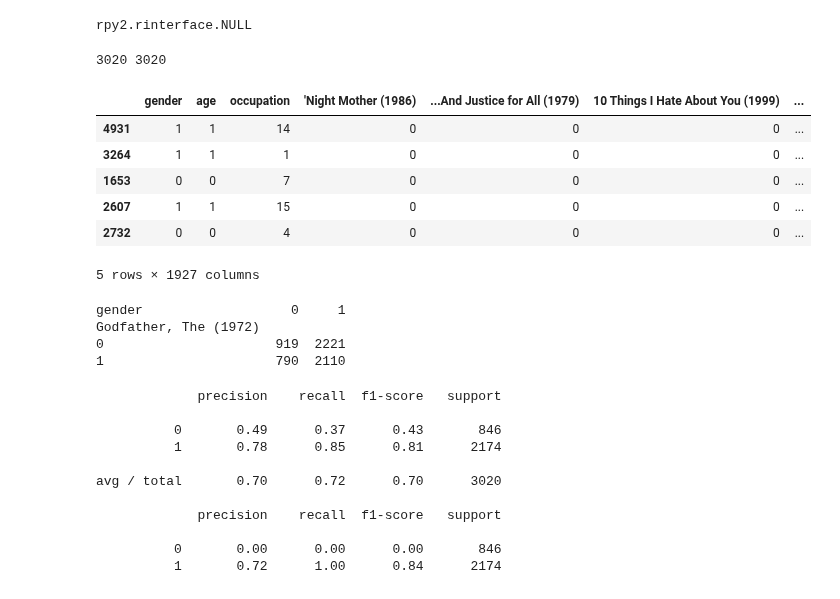
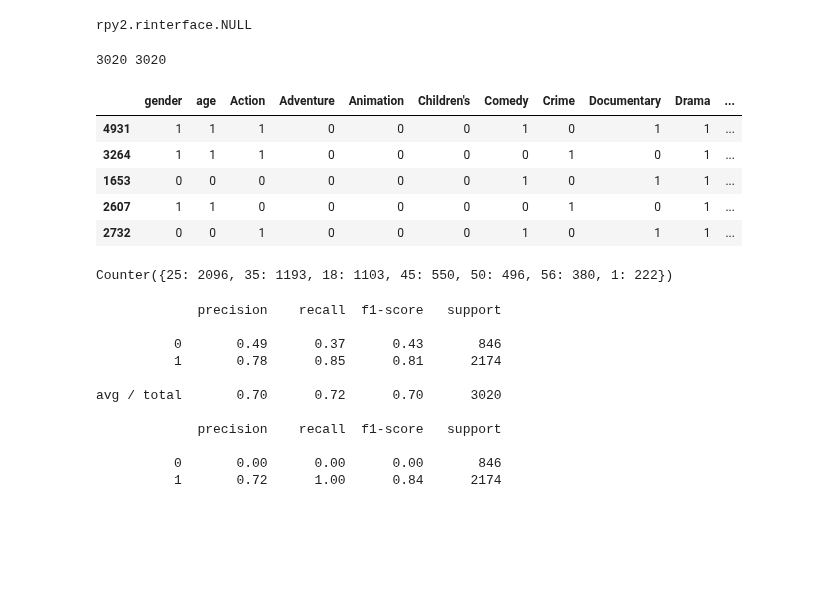
Before and after one commit to columbia/fairtest, a Jupyter notebook: src_new_api/test.ipynb, the cells around one changed output. Cells and saved outputs as stored; diff of their text form; code cells hidden in the pictures; blank space fills up the shorter version.

Commit message:
new recommendation data and results

```diff
--- a/src_new_api/test.ipynb
+++ b/src_new_api/test.ipynb
@@ -142,20 +142,19 @@ data['Gorilla'] = map(lambda l: 'Yes' if 'chimpanzee' in l else 'No', labeled_da
 data = data.drop(TARGET, axis=1)
 TARGET = 'Gorilla'
 '''
-
+'''
 dataname = 'movies.txt'
 data = pd.read_csv(
-            #'../data/recommender/recommendations_raw_fifty_movies_per_user.txt',
-            '../data/recommender/recommendations_rmse_raw.txt',
+            '../data/recommender/recommendations_labels.txt',
             header=0,
             sep=r'\s*\t\s*',
             engine='python',
             na_values="?")
 TARGET = 'Labels'
-data = data.drop(set(['userID', 'avgScore', 'RMSE', 'Labels'])-set([TARGET]), axis=1)
-SENS = ['age']
+data = data.drop(set(['userID', 'occupation', 'avgScore', 'RMSE', 'Labels'])-set([TARGET]), axis=1)
+SENS = ['gender', 'age']
 if 'age' in SENS and TARGET == 'Labels':
-    data['age'] = map(lambda a: '<=30' if a <=30 else '>30', data['age'])
+    data['age'] = map(lambda a: '<35' if a <35 else '>35', data['age'])
 EXPL = []
 
 if TARGET == 'Labels':
@@ -167,54 +166,61 @@ if TARGET == 'Labels':
     labels = label_encoder.classes_
     df_labels = pd.DataFrame(labeled_data, columns=labels)
     data = pd.concat([data.drop(TARGET, axis=1), df_labels], axis=1)
     TARGET = labels.tolist()
+'''
 
-'''
 dataname = 'movies.txt'
 data = pd.read_csv(
-            '../data/recommender/recommendations_new.txt',
+            '../data/recommender/recommendations_types.txt',
             header=0,
             sep=r'\s*\t\s*',
             engine='python',
             na_values="?")
-data = data.drop(['userID', 'Labels', 'avgAlgScore'], axis=1)
-TARGET = 'avgScore'
-SENS = ['age']
+TARGET = 'Types'
+SENS = ['gender', 'age']
+if 'age' in SENS:
+    data['age'] = map(lambda a: '<35' if a <35 else '>=35', data['age'])
 EXPL = []
-'''
+labeled_data = map(lambda s: ast.literal_eval(s), data[TARGET])
+for labels in labeled_data:
+    assert(len(labels) == 5)
+label_encoder = preprocessing.MultiLabelBinarizer()
+labeled_data = label_encoder.fit_transform(labeled_data)
+labels = label_encoder.classes_
+df_labels = pd.DataFrame(labeled_data, columns=labels)
+data = pd.concat([data.drop(TARGET, axis=1), df_labels], axis=1)
+TARGET = labels.tolist()
+
 '''
 dataname = 'benchmark.csv'
 data = pd.read_csv(
             '../data/benchmark/benchmark.csv',
             header=0,
             sep=r'\s*,\s*',
             engine='python',
             na_values="?")
 TARGET = 'price'
 SENS = ['race', 'income']
 EXPL = []
 '''
 
 measures = {}
-exp = api2.Experiment(data, SENS, TARGET, EXPL, train_size=0.5, measures=measures, topk=200, random_state=RANDOM_SEED)
+exp = api2.Experiment(data, SENS, TARGET, EXPL, train_size=0.5, measures=measures, topk=10, random_state=RANDOM_SEED)
 print len(exp.train_set), len(exp.test_set)
 exp.train_set.tail()
 # %% [output]
 3020 3020
-|  | gender | age | occupation | 'Night Mother (1986) | ...And Justice for All (1979) | 10 Things I Hate About You (1999) | ... |
-| 4931 | 1 | 1 | 14 | 0 | 0 | 0 | ... |
-| 3264 | 1 | 1 | 1 | 0 | 0 | 0 | ... |
-| 1653 | 0 | 0 | 7 | 0 | 0 | 0 | ... |
-| 2607 | 1 | 1 | 15 | 0 | 0 | 0 | ... |
-| 2732 | 0 | 0 | 4 | 0 | 0 | 0 | ... |
+|  | gender | age | Action | Adventure | Animation | Children's | Comedy | Crime | Documentary | Drama | ... |
+| 4931 | 1 | 1 | 1 | 0 | 0 | 0 | 1 | 0 | 1 | 1 | ... |
+| 3264 | 1 | 1 | 1 | 0 | 0 | 0 | 0 | 1 | 0 | 1 | ... |
+| 1653 | 0 | 0 | 0 | 0 | 0 | 0 | 1 | 0 | 1 | 1 | ... |
+| 2607 | 1 | 1 | 0 | 0 | 0 | 0 | 0 | 1 | 0 | 1 | ... |
+| 2732 | 0 | 0 | 1 | 0 | 0 | 0 | 1 | 0 | 1 | 1 | ... |
-5 rows × 1927 columns
-# %%
-print pd.crosstab(data['Godfather, The (1972)'], data['gender'])
-# %% [output]
-gender                   0     1
-Godfather, The (1972)
-0                      919  2221
-1                      790  2110
+# %%
+#print pd.crosstab(data['Adventure'], data['age'])
+print Counter(data['age'])
+# %% [output]
+Counter({25: 2096, 35: 1193, 18: 1103, 45: 550, 50: 496, 56: 380, 1: 222})
 # %%
 from sklearn.linear_model import LogisticRegression, Lasso, LinearRegression
 from sklearn.metrics import classification_report
```
Also changed, not shown: parts of 3 cells of this notebook, 26 other files.
